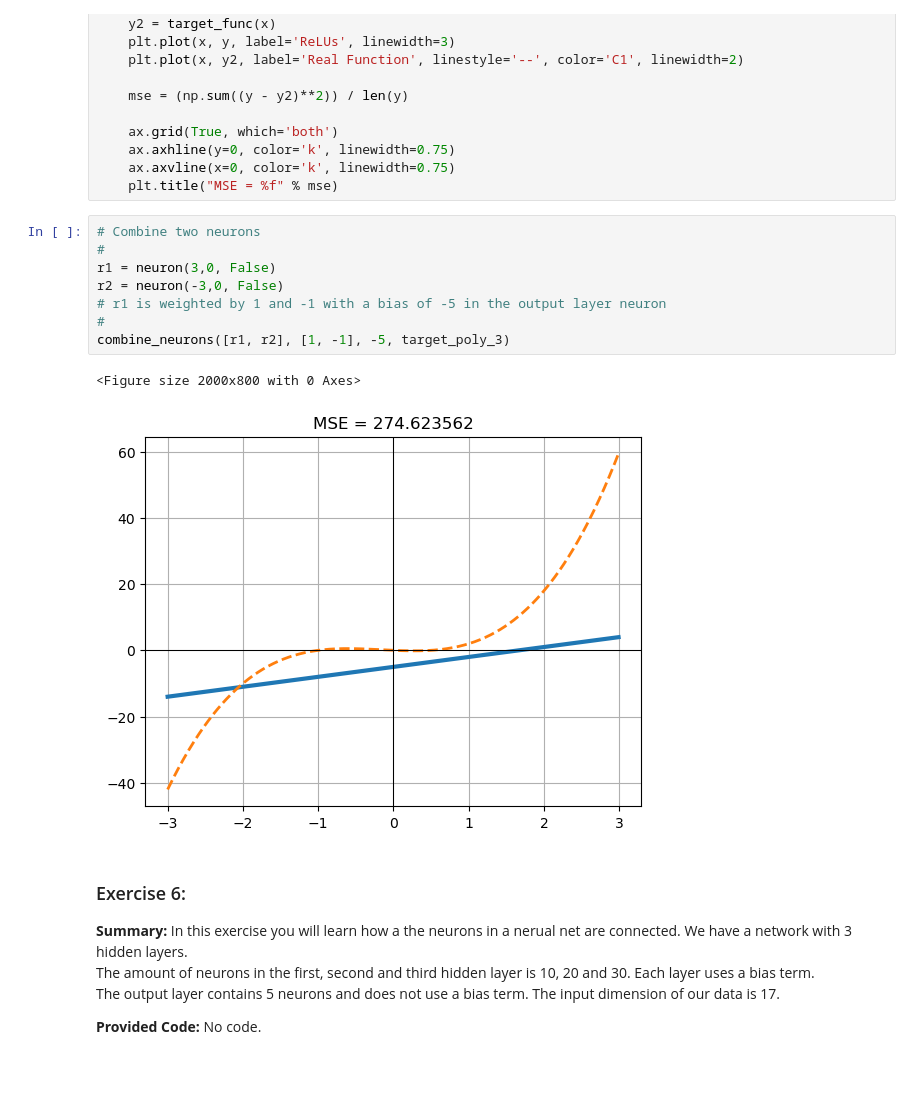
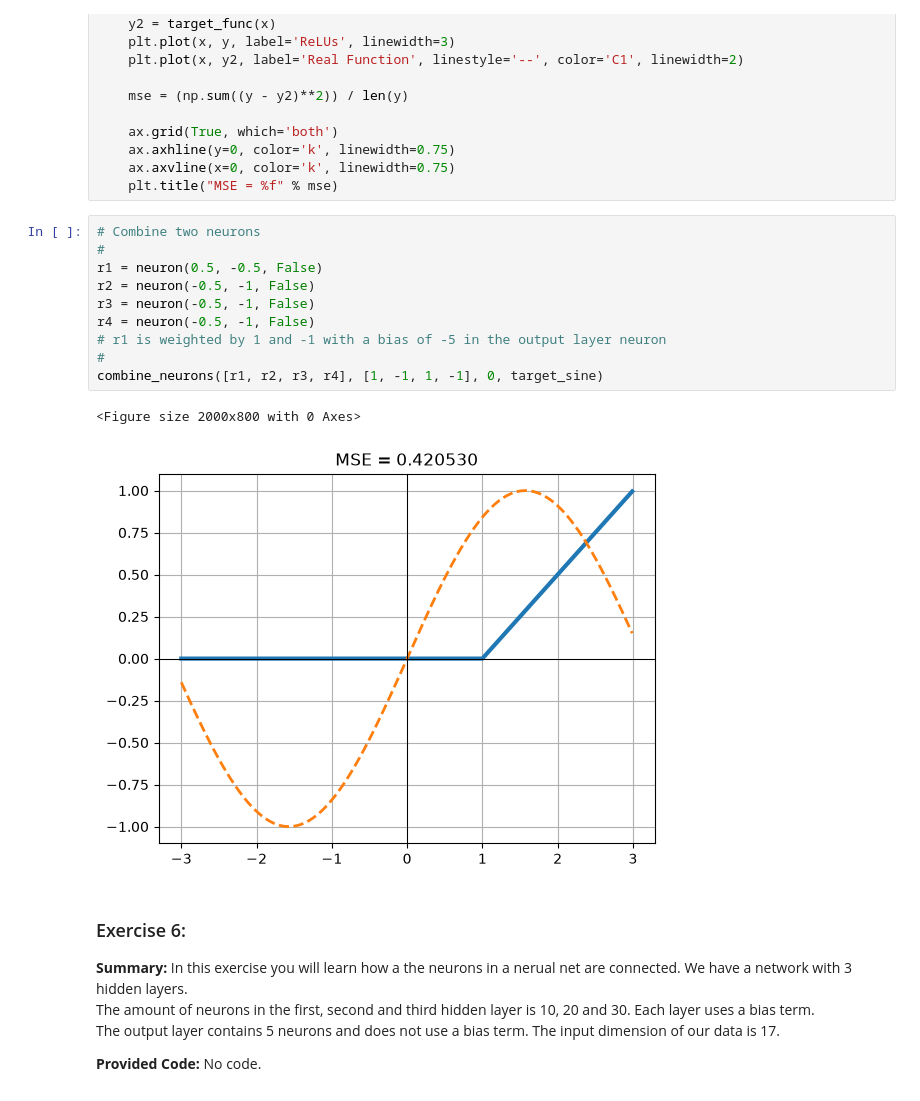
Before and after one commit to numanfh/neural-networks, a Jupyter notebook: Neural-Networks/ANN/ANN-Exercises.ipynb, the cells around one changed output. Cells and saved outputs as stored; diff of their text form; blank space fills up the shorter version.

```diff
--- a/Neural-Networks/ANN/ANN-Exercises.ipynb
+++ b/Neural-Networks/ANN/ANN-Exercises.ipynb
@@ -370,14 +370,16 @@ def combine_neurons(neurons, weights, bias, target_func):
 # %%
 # Combine two neurons
 #
-r1 = neuron(3,0, False)
-r2 = neuron(-3,0, False)
+r1 = neuron(0.5, -0.5, False)
+r2 = neuron(-0.5, -1, False)
+r3 = neuron(-0.5, -1, False)
+r4 = neuron(-0.5, -1, False)
 # r1 is weighted by 1 and -1 with a bias of -5 in the output layer neuron
 #
-combine_neurons([r1, r2], [1, -1], -5, target_poly_3)
+combine_neurons([r1, r2, r3, r4], [1, -1, 1, -1], 0, target_sine)
 # %% [output]
 <Figure size 2000x800 with 0 Axes>
-[figure, old version]
+[figure, new version]
 # %% [markdown]
 ### Exercise 6:
 
```
Also changed, not shown: parts of 2 cells of this notebook.
